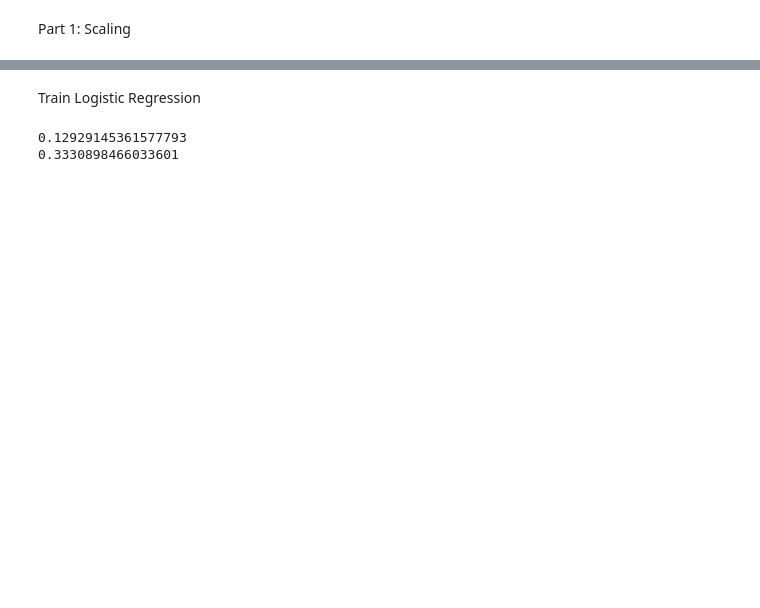
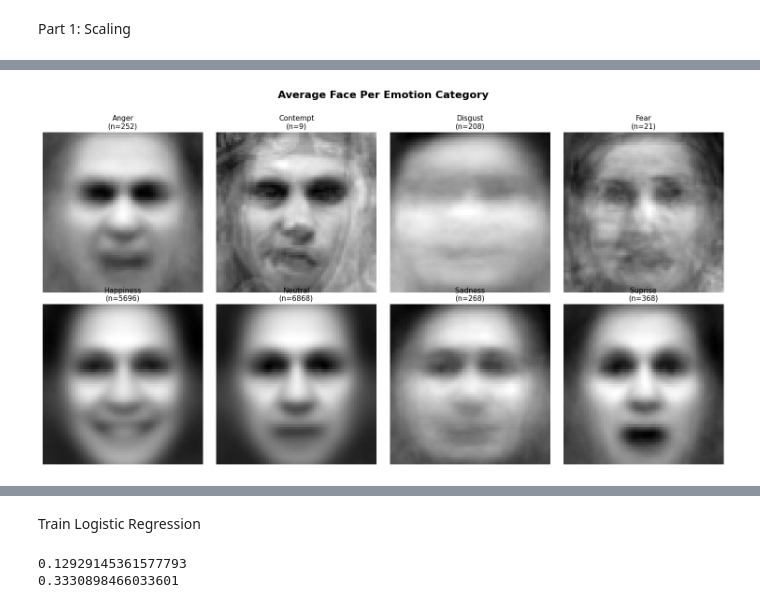
Before and after one commit to ziqil40/Emotion-Detection, a Jupyter notebook: Training.ipynb, the cells around one changed output, grey strips where cells are left out. Cells and saved outputs as stored; diff of their text form; code cells hidden in the pictures; blank space fills up the shorter version.

```diff
--- a/Training.ipynb
+++ b/Training.ipynb
@@ -101,0 +179,23 @@ suprise: 368
+# %%
+# 4. Average Face per Emotion Category
+fig, axes = plt.subplots(2, (n_emotions + 1) // 2, figsize=(15, 8))
+axes = axes.flatten()
+
+for i, emotion in enumerate(unique_emotions):
+    # Calculate mean face for this emotion
+    emotion_images = X[y == emotion]
+    mean_face = emotion_images.mean(axis=0).reshape(64, 64)
+
+    axes[i].imshow(mean_face, cmap='gray')
+    axes[i].set_title(f'{emotion.capitalize()}\n(n={len(emotion_images)})', fontsize=11)
+    axes[i].axis('off')
+
+# Hide any extra subplots
+for j in range(len(unique_emotions), len(axes)):
+    axes[j].axis('off')
+
+plt.suptitle('Average Face Per Emotion Category', fontsize=16, fontweight='bold', y=1.02)
+plt.tight_layout()
+plt.show()
+# %% [output]
+[figure, added]
```
Also changed, not shown: parts of 9 cells of this notebook.
